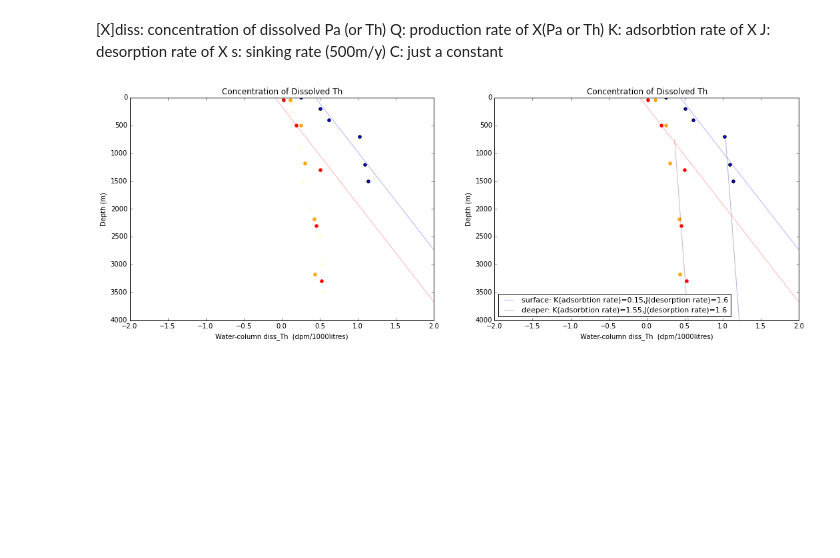
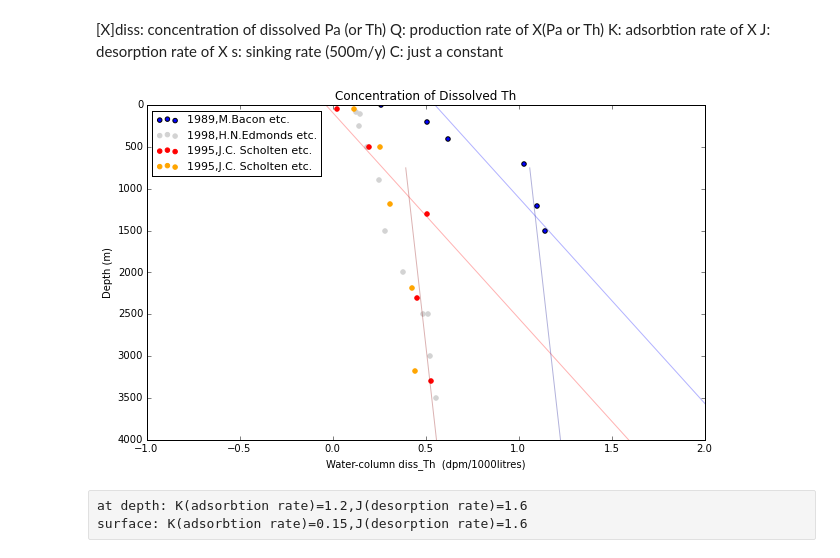
Before and after one commit to UBC-MOAD/analysis-cindy, a Jupyter notebook: notebooks/K_Value_permanent ice.ipynb, the cells around one changed output. Cells and saved outputs as stored; diff of their text form; code cells hidden in the pictures; blank space fills up the shorter version.

```diff
--- a/notebooks/K_Value_permanent ice.ipynb
+++ b/notebooks/K_Value_permanent ice.ipynb
@@ -77,67 +215,49 @@ s: sinking rate (500m/y)
 C: just a constant
 # %%
 Q_Th=0.0267
-s_Th=500
-c_Th=-0.025
-c_Th2=0.025
+s_Th=700
+
+
+fig = plt.figure(1, figsize=(10,6))
 
 k_Th=0.15      #absorption rate
 j_Th=1.6    #desorption rate
+c_Th=-0.035
+c_Th2=0.02
 z = np.linspace(-4000,0,100,endpoint=True)
 x_Th = np.array(Q_Th/k_Th-j_Th/k_Th*(Q_Th/s_Th*z+c_Th))
 x_Th2 = np.array(Q_Th/k_Th-j_Th/k_Th*(Q_Th/s_Th*z+c_Th2))
-
-fig = plt.figure(1, figsize=(18,6))
-#fig1
-plt.subplot(1, 2, 1)
 plot (x_Th, -z, color='blue', alpha=0.30)
 plot (x_Th2, -z, color='red', alpha=0.30)
 
-plt.scatter(th,dep)
-plt.scatter(th4,dep4,color='lightyellow')
-plt.scatter(th2,dep2, color='red')
-plt.scatter(th3,dep3,color='orange')
-plt.xlabel('Water-column diss_Th  (dpm/1000litres)')
-plt.ylabel('Depth (m)')
-plt.title("Concentration of Dissolved Th")
-
-plt.axis([-2,2,0,4000])
-plt.gca().invert_yaxis()
-
-#fig2
-fig = plt.figure(1, figsize=(15,5))
-#fig1
-plt.subplot(1, 2, 2)
-z = np.linspace(-4000,0,100,endpoint=True)
-x_Th = np.array(Q_Th/k_Th-j_Th/k_Th*(Q_Th/s_Th*z+c_Th))
-x_Th2 = np.array(Q_Th/k_Th-j_Th/k_Th*(Q_Th/s_Th*z+c_Th2))
-plot (x_Th, -z, color='blue', alpha=0.30,label="surface: K(adsorbtion rate)=0.15,J(desorption rate)=1.6")
-plot (x_Th2, -z, color='red', alpha=0.30)
-
 z = np.linspace(-4000,-750,100,endpoint=True)
-k_Th=1.55      #absorption rate
+k_Th=1.2      #absorption rate
 j_Th=1.6    #desorption rate
-c_Th=-0.95
-c_Th2=-0.3
+c_Th=-0.75
+c_Th2=-0.25
 x_Th = np.array(Q_Th/k_Th-j_Th/k_Th*(Q_Th/s_Th*z+c_Th))
 x_Th2 = np.array(Q_Th/k_Th-j_Th/k_Th*(Q_Th/s_Th*z+c_Th2))
 
-plot (x_Th, -z, color='darkblue', alpha=0.30,label="deeper: K(adsorbtion rate)=1.55,J(desorption rate)=1.6")
+plot (x_Th, -z, color='darkblue', alpha=0.30)
 plot (x_Th2, -z, color='darkred', alpha=0.30)
-plt.scatter(th,dep)
-#plt.scatter(th4,dep4,color='yellow')
-plt.scatter(th2,dep2, color='red')
-plt.scatter(th3,dep3,color='orange')
-plt.axis([-2,2,0,4000])
-plt.legend(loc=3,fontsize=11)
+
+plt.scatter(th,dep,label='1989,M.Bacon etc.')
+plt.scatter(th4,dep4,color='lightgrey',label='1998,H.N.Edmonds etc.')
+plt.scatter(th2,dep2, color='red',label='1995,J.C. Scholten etc.')
+plt.scatter(th3,dep3,color='orange',label='1995,J.C. Scholten etc.')
+
+plt.axis([-1,2,0,4000])
+plt.legend(loc=0,fontsize=11)
 plt.xlabel('Water-column diss_Th  (dpm/1000litres)')
 plt.ylabel('Depth (m)')
 plt.gca().invert_yaxis()
 plt.title("Concentration of Dissolved Th")
-
 show()
 # %% [output]
-[figure, old version]
+[figure, new version]
+# %% [raw]
+at depth: K(adsorbtion rate)=1.2,J(desorption rate)=1.6
+surface: K(adsorbtion rate)=0.15,J(desorption rate)=1.6
 # %%
 Q_Th=0.0267
 s_Th=500
```
Also changed, not shown: parts of 8 cells of this notebook.
